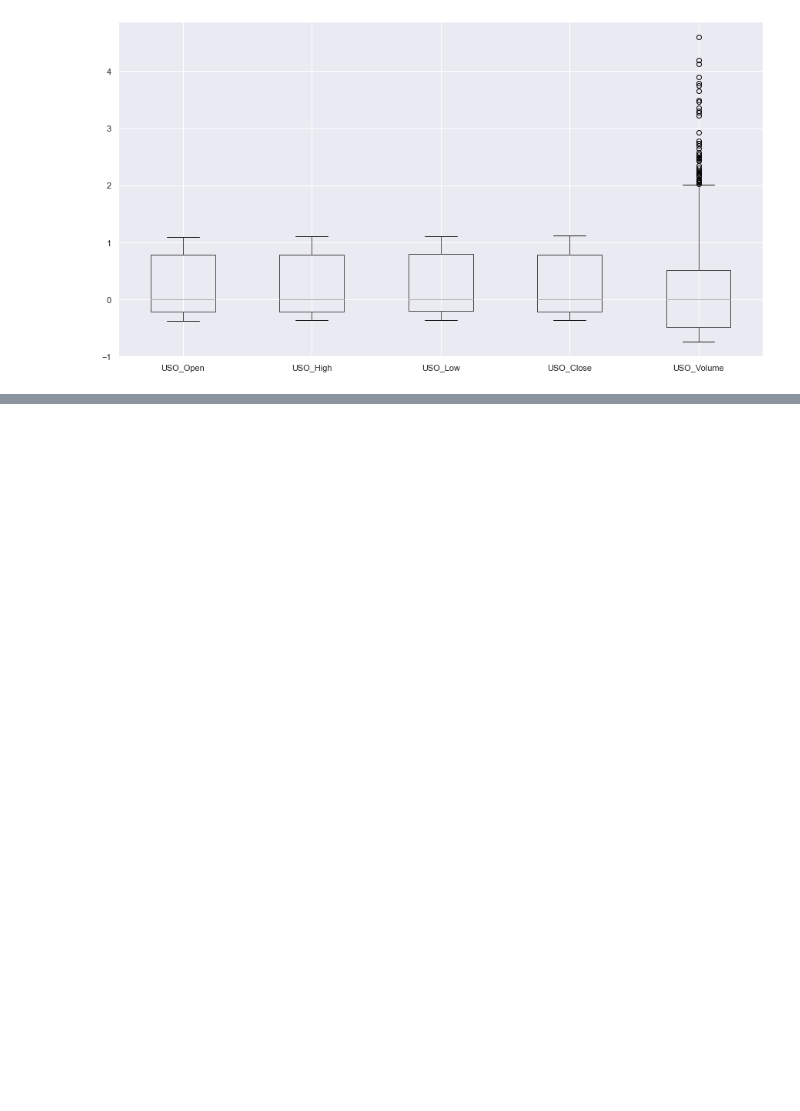
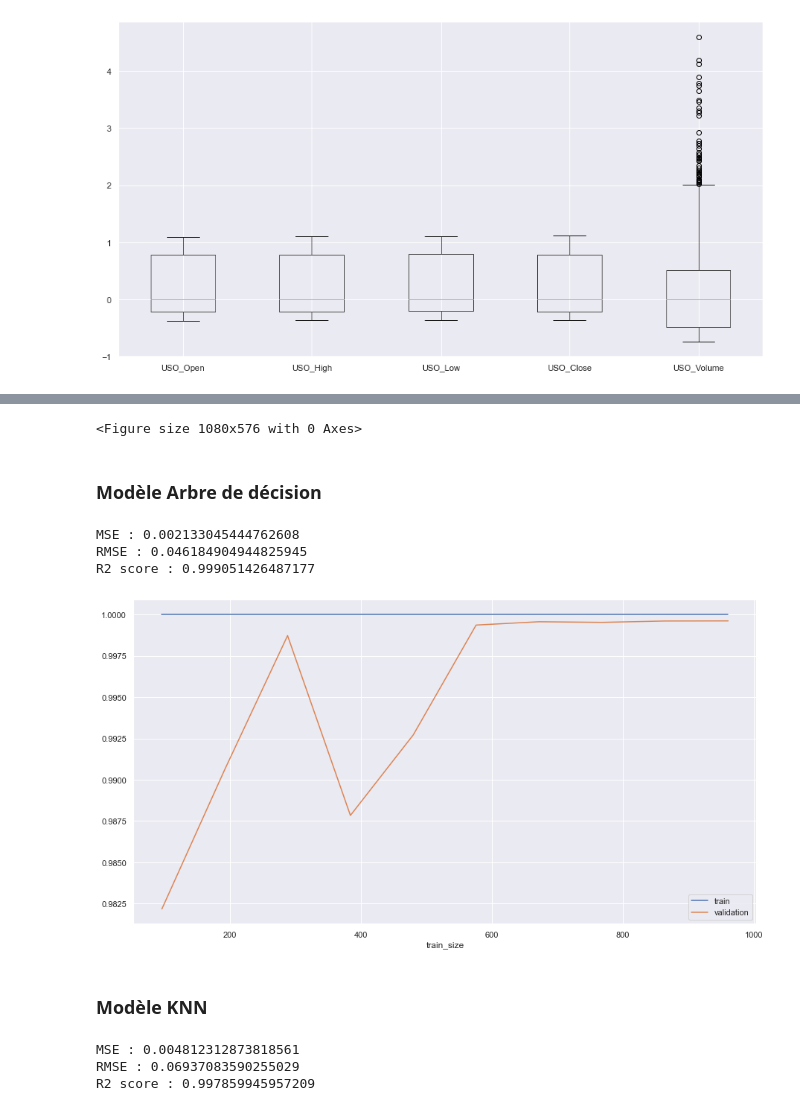
Before and after one commit to Emmanuel-Kouakou/prediction_or, a Jupyter notebook: new_projet_data_.ipynb, the cells around one changed output, grey strips where cells are left out. Saved outputs shown, nothing was run; the diff lists cells and outputs as text; code cells hidden in the pictures; blank space fills up the shorter version.

```diff
--- a/new_projet_data_.ipynb
+++ b/new_projet_data_.ipynb
@@ -333,0 +453,10 @@ for indicator in ['SP_','DJ_','EG_','EU_','OF_','OS_','SF_','USB_','PLT_','PLD_'
+# %%
+# Fonction pour diviser mon trainset et mon testset en Xtrain, ytrain et Xtest, ytest
+def train_test(df):
+
+    X=df.drop('Adj Close', axis=1)
+    y=df['Adj Close']
+
+    return X, y
+# %%
+X_train, y_train = train_test(df_train)
@@ -333,0 +477,5 @@ for indicator in ['SP_','DJ_','EG_','EU_','OF_','OS_','SF_','USB_','PLT_','PLD_'
+# %%
+## Modèles utilisés
+model_AD = DecisionTreeRegressor()
+model_KNN = KNeighborsRegressor()
+model_SVR = SVR()
@@ -333,0 +489,33 @@ for indicator in ['SP_','DJ_','EG_','EU_','OF_','OS_','SF_','USB_','PLT_','PLD_'
+# %%
+# Courbe d'apprentissage
+plt.figure(figsize=(15,8))
+def courbe_apprentissage(model):
+    N, train_score, val_score = learning_curve(model, X_train, y_train,train_sizes=np.linspace(0.1,1.0,10), cv=5)
+    plt.figure(figsize=(15,8))
+    plt.plot(N, train_score.mean(axis=1), label='train')
+    plt.plot(N, val_score.mean(axis=1), label='validation')
+    plt.xlabel('train_size')
+    plt.legend()
+    plt.show()
+# %% [output]
+<Figure size 1080x576 with 0 Axes>
+# %% [markdown]
+### Modèle Arbre de décision
+# %%
+evaluation(model_AD)
+# %% [output]
+MSE : 0.002133045444762608
+RMSE : 0.046184904944825945
+R2 score : 0.999051426487177
+# %%
+courbe_apprentissage(model_AD)
+# %% [output]
+[figure, added]
+# %% [markdown]
+### Modèle KNN
+# %%
+evaluation(model_KNN)
+# %% [output]
+MSE : 0.004812312873818561
+RMSE : 0.06937083590255029
+R2 score : 0.997859945957209
```
Also changed, not shown: parts of 34 cells of this notebook.
